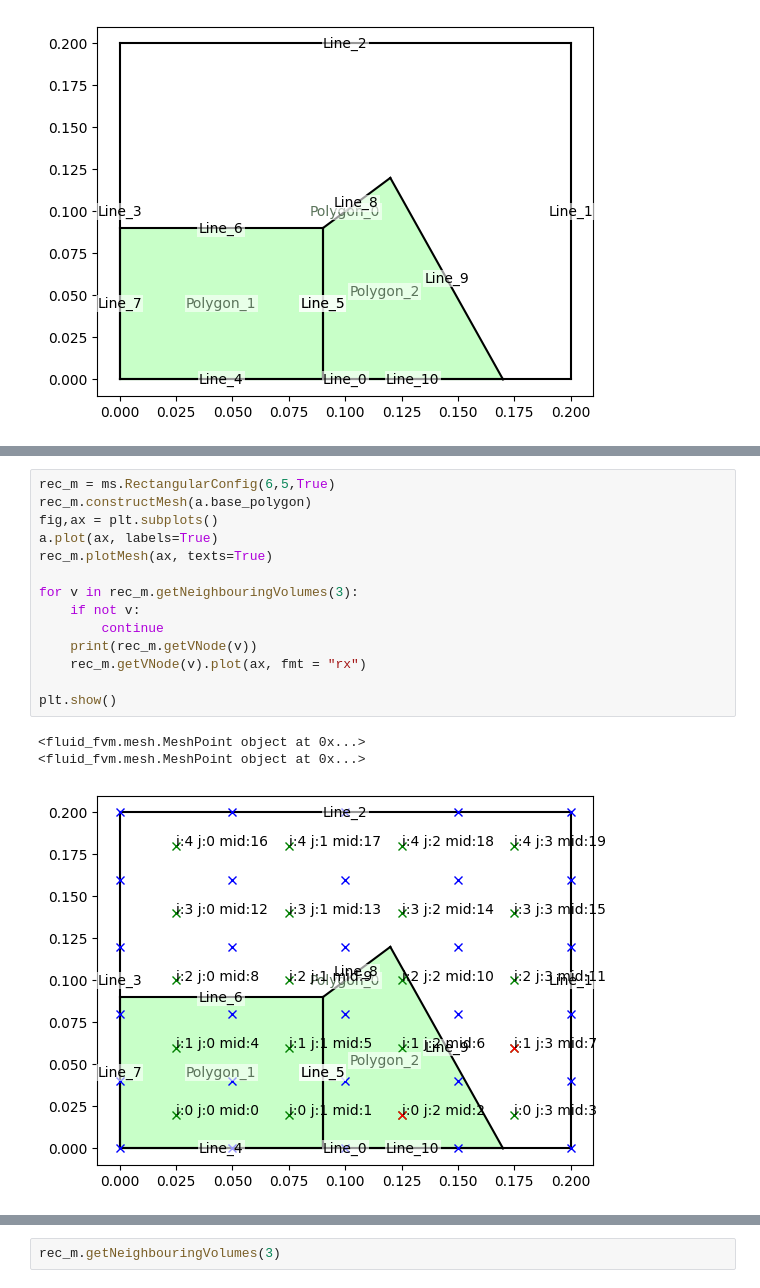
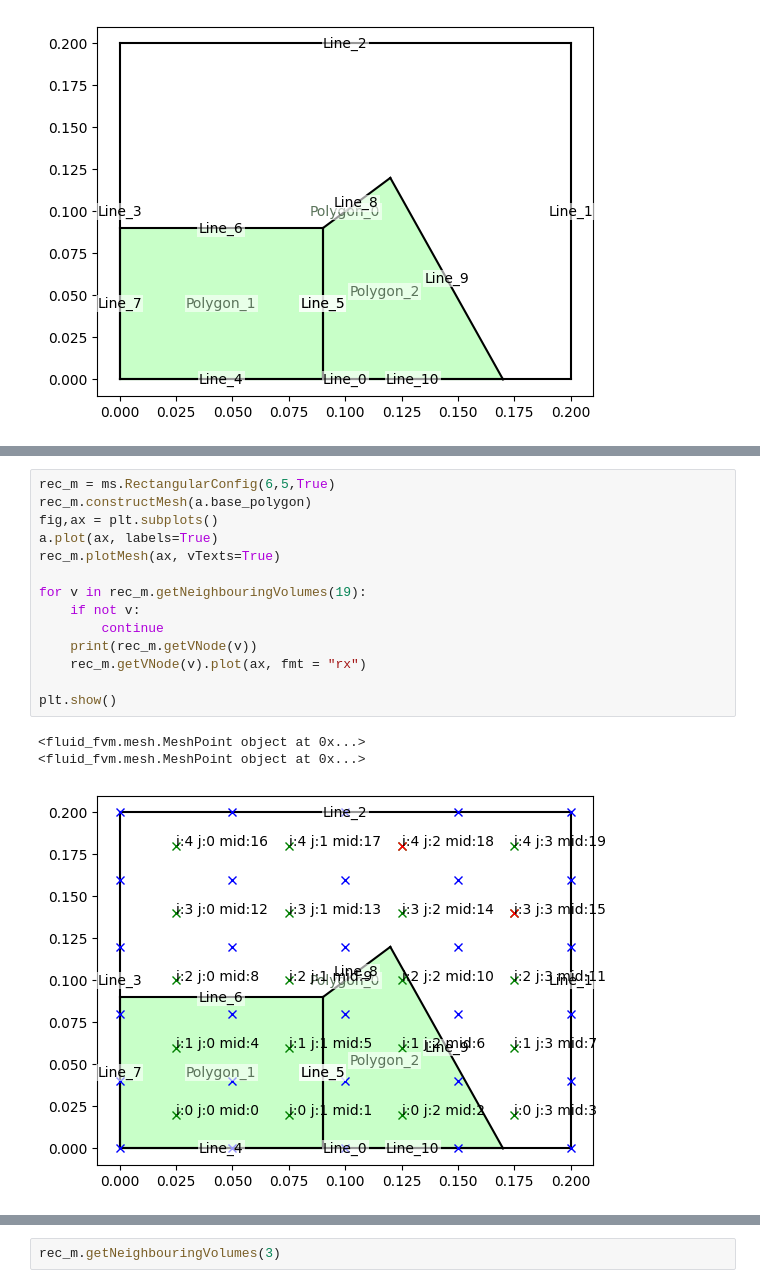
Before and after one commit to csillagu/FVM-Solver, a Jupyter notebook: investigation/mesh_inv.ipynb, the cells around one changed output, grey strips where cells are left out. Saved outputs shown, nothing was run; the diff lists cells and outputs as text.

```diff
--- a/investigation/mesh_inv.ipynb
+++ b/investigation/mesh_inv.ipynb
@@ -58,18 +58,18 @@ for k in range(rec_m.getVolumeNodeNum()):
 # %%
 rec_m = ms.RectangularConfig(6,5,True)
 rec_m.constructMesh(a.base_polygon)
 fig,ax = plt.subplots()
 a.plot(ax, labels=True)
-rec_m.plotMesh(ax, texts=True)
+rec_m.plotMesh(ax, vTexts=True)
 
-for v in rec_m.getNeighbouringVolumes(3):
+for v in rec_m.getNeighbouringVolumes(19):
     if not v:
         continue
     print(rec_m.getVNode(v))
     rec_m.getVNode(v).plot(ax, fmt = "rx")
 
 plt.show()
 # %% [output]
 <fluid_fvm.mesh.MeshPoint object at 0x...>
 <fluid_fvm.mesh.MeshPoint object at 0x...>
-[figure, old version]
+[figure, new version]
```
Also changed, not shown: parts of 3 cells of this notebook, 1 other file.
